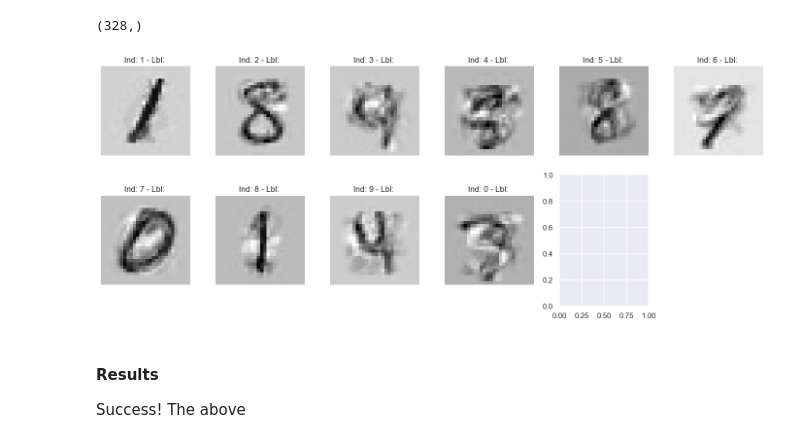
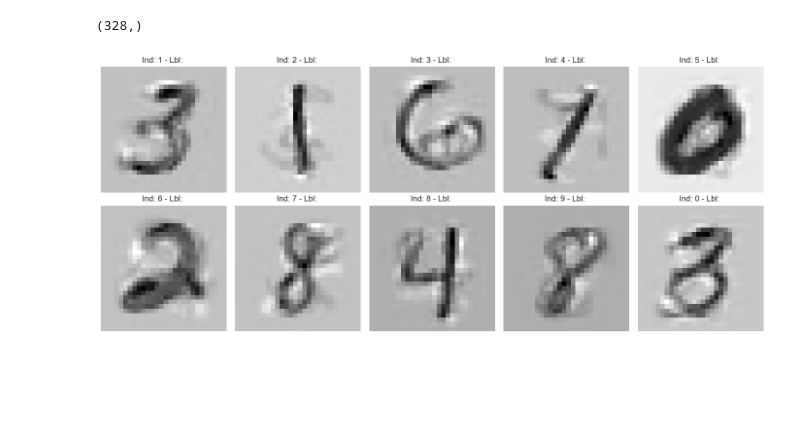
Before and after one commit to AkeemSemperDataScience/Intro_to_Machine_Learning_Students, a Jupyter notebook: 016_cluster_2_sol.ipynb, the cells around one changed output. Drawn from its saved outputs; the diff is of its cells as text; code cells hidden in the pictures; blank space fills up the shorter version.

```diff
--- a/016_cluster_2_sol.ipynb
+++ b/016_cluster_2_sol.ipynb
@@ -268,5 +276,6 @@ Maybe better? But still not good, an ellipse doesn't really capture the data her
 What if we used several clusters, so there were a few "top curve" clusters, and a few "bottom curve" clusters and the entire distribution was all of them stiched together? This concept may be helpful later.
 # %%
 gmm16 = GaussianMixture(n_components=16, covariance_type='full', random_state=0)
+gmm16.fit(Xmoon)
 plot_gmm(gmm16, Xmoon)
 # %% [output]
@@ -339,10 +353,9 @@ def showDigit(digit, label, size=28):
     plt.show()
 
 #Display multiple digits
-def showDigits(digits, labels, indexes, size=28):
+def showDigits(digits, labels, indexes, size=28, cols=6):
     #Make a grid that is the right size
     pics = len(indexes)
-    cols = 6
     rows = math.ceil(pics/cols)
     fig, axes = plt.subplots(rows, cols, figsize=(14,6))
     plt.axis("off")
@@ -377,7 +390,7 @@ Now we "know" what each digit looks like, and we can get our model to use that k
 
 PCA will likely also help with speed, since the original data is high dimension.
 # %%
-pca = PCA(0.99, whiten=True)
+pca = PCA(0.99, whiten=False)
 data = pca.fit_transform(X)
 data.shape
 # %% [output]
@@ -439,10 +452,6 @@ data_new[0].shape
 # %%
 digits_new = pca.inverse_transform(data_new)
 #showDigits(digits=digits_new, labels=["","","","","","","","","","","",""], indexes=[1,2,3,4,5,6,7,8,9,10,11,12], size=28)
-showDigits(digits=digits_new, labels=["","","","","","","","","",""], indexes=[1,2,3,4,5,6,7,8,9,0], size=28)
+showDigits(digits=digits_new, labels=["","","","","","","","","",""], indexes=[1,2,3,4,5,6,7,8,9,0], size=28, cols=5)
 # %% [output]
-[figure, old version]
+[figure, new version]
-# %% [markdown]
-#### Results
-
-Success! The above
```
Also changed, not shown: parts of 23 cells of this notebook, 56 other files.
